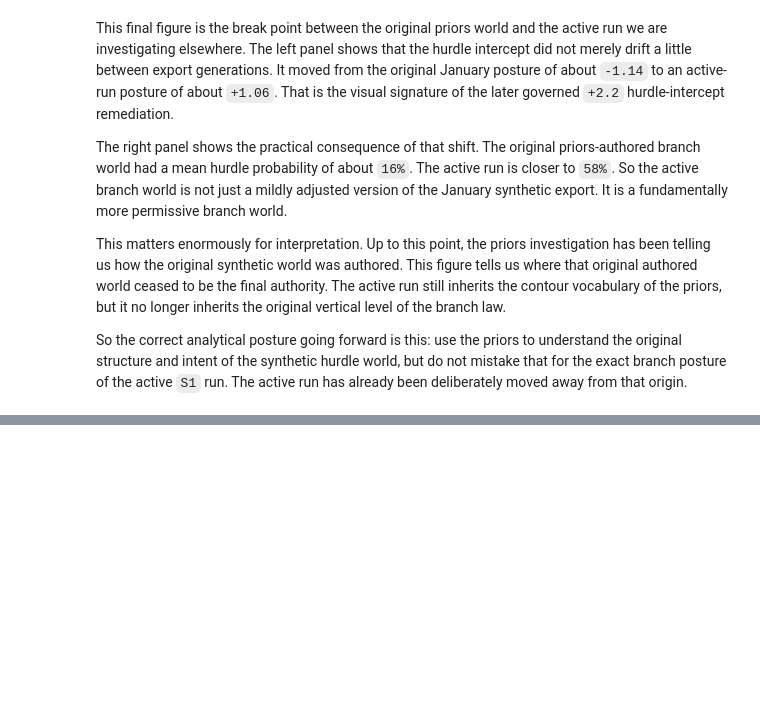
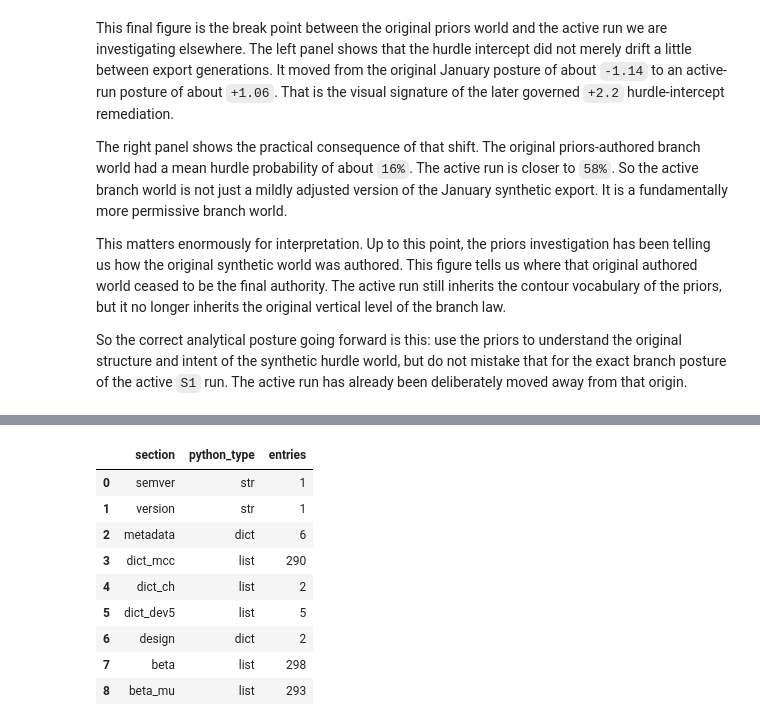
Before and after one commit to EsosaOrumwese/fraud-detection-system, a Jupyter notebook: analysis/dev_full_offline_investigation/00_investigation/notebooks/00_understanding_governed_data_world_p1.ipynb, the cells around one changed output, grey strips where cells are left out. Drawn from its saved outputs; the diff is of its cells as text; code cells hidden in the pictures; blank space fills up the shorter version.

Commit message:
move to investigating the hurdle coeff in the notebook

```diff
--- a/analysis/dev_full_offline_investigation/00_investigation/notebooks/00_understanding_governed_data_world_p1.ipynb
+++ b/analysis/dev_full_offline_investigation/00_investigation/notebooks/00_understanding_governed_data_world_p1.ipynb
@@ -2682,0 +2697,72 @@ So the correct analytical posture going forward is this: use the priors to under
+# %%
+# Point to the active hurdle coefficient bundle used by the pinned run we are investigating.
+hurdle_coefficients_path = (
+    ROOT
+    / "config"
+    / "layer1"
+    / "1A"
+    / "models"
+    / "hurdle"
+    / "exports"
+    / "version=2026-02-14"
+    / "20260214T173000Z"
+    / "hurdle_coefficients.yaml"
+)
+
+# Load the YAML so we can inspect the active bundle directly before bringing in any coefficient plots.
+with open(hurdle_coefficients_path, "r", encoding="utf-8") as handle:
+    hurdle_coefficients = yaml.safe_load(handle)
+
+# Summarize the top-level sections first so we can see the major components carried by the bundle.
+hurdle_coefficients_summary_df = pd.DataFrame(
+    [
+        {
+            "section": key,
+            "python_type": type(value).__name__,
+            "entries": len(value) if isinstance(value, (dict, list)) else 1,
+        }
+        for key, value in hurdle_coefficients.items()
+    ]
+)
+
+# Pull out the compact first-read facts that matter before deeper analysis: lineage, remediation, and vector sizes.
+hurdle_coefficients_metadata = hurdle_coefficients.get("metadata", {})
+hurdle_coefficients_remediation = hurdle_coefficients_metadata.get("remediation", {})
+
+hurdle_coefficients_profile_df = pd.DataFrame(
+    [
+        {"metric": "created_utc", "value": hurdle_coefficients_metadata.get("created_utc")},
+        {"metric": "seed", "value": hurdle_coefficients_metadata.get("seed")},
+        {"metric": "simulation_manifest", "value": hurdle_coefficients_metadata.get("simulation_manifest")},
+        {"metric": "simulation_config_path", "value": hurdle_coefficients_metadata.get("simulation_config_path")},
+        {"metric": "remediation_change", "value": hurdle_coefficients_remediation.get("change")},
+        {"metric": "remediation_parent_bundle", "value": hurdle_coefficients_remediation.get("parent_bundle")},
+        {"metric": "dict_mcc_count", "value": len(hurdle_coefficients.get("dict_mcc", {}))},
+        {"metric": "dict_ch_count", "value": len(hurdle_coefficients.get("dict_ch", {}))},
+        {"metric": "dict_dev5_count", "value": len(hurdle_coefficients.get("dict_dev5", {}))},
+        {"metric": "beta_length", "value": len(hurdle_coefficients.get("beta", []))},
+        {"metric": "beta_mu_length", "value": len(hurdle_coefficients.get("beta_mu", []))},
+    ]
+)
+
+# Expose the model blocks and a small numeric preview so we can see how the bundle is organized without diving into plots yet.
+hurdle_coefficients_design_df = pd.DataFrame(
+    {
+        "beta_order": pd.Series(hurdle_coefficients.get("design", {}).get("beta_order", [])),
+        "beta_mu_order": pd.Series(hurdle_coefficients.get("design", {}).get("beta_mu_order", [])),
+    }
+)
+
+hurdle_coefficients_head_df = pd.DataFrame(
+    {
+        "beta_head": pd.Series(hurdle_coefficients.get("beta", [])[:10]),
+        "beta_mu_head": pd.Series(hurdle_coefficients.get("beta_mu", [])[:10]),
+    }
+)
+
+print(f"hurdle_coefficients_path: {hurdle_coefficients_path}")
+display(hurdle_coefficients_summary_df)
+display(hurdle_coefficients_profile_df)
+display(hurdle_coefficients_design_df)
+display(hurdle_coefficients_head_df)
+# %% [output]
@@ -2682,0 +2770,10 @@ So the correct analytical posture going forward is this: use the priors to under
+|  | section | python_type | entries |
+| 0 | semver | str | 1 |
+| 1 | version | str | 1 |
+| 2 | metadata | dict | 6 |
+| 3 | dict_mcc | list | 290 |
+| 4 | dict_ch | list | 2 |
+| 5 | dict_dev5 | list | 5 |
+| 6 | design | dict | 2 |
+| 7 | beta | list | 298 |
+| 8 | beta_mu | list | 293 |
```
Also changed, not shown: parts of 3 cells of this notebook.
